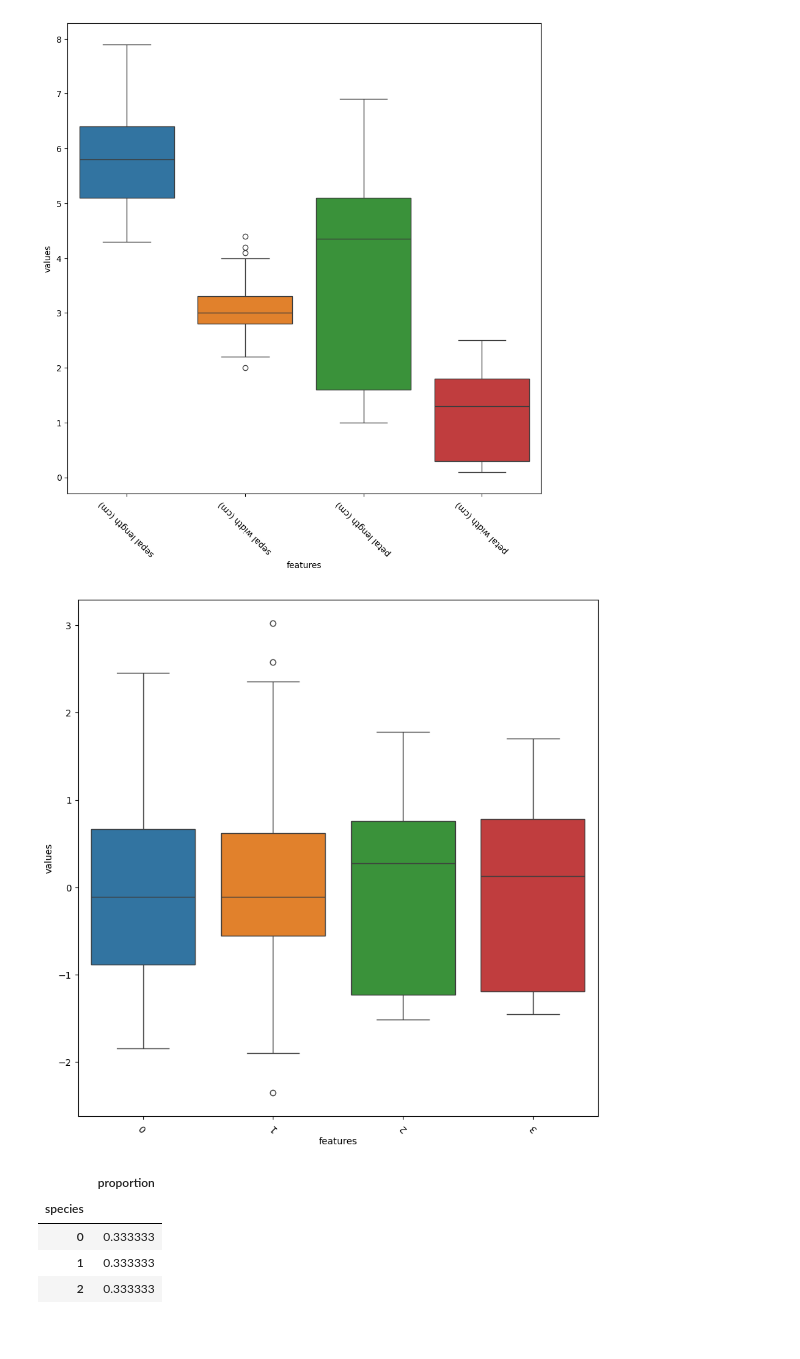
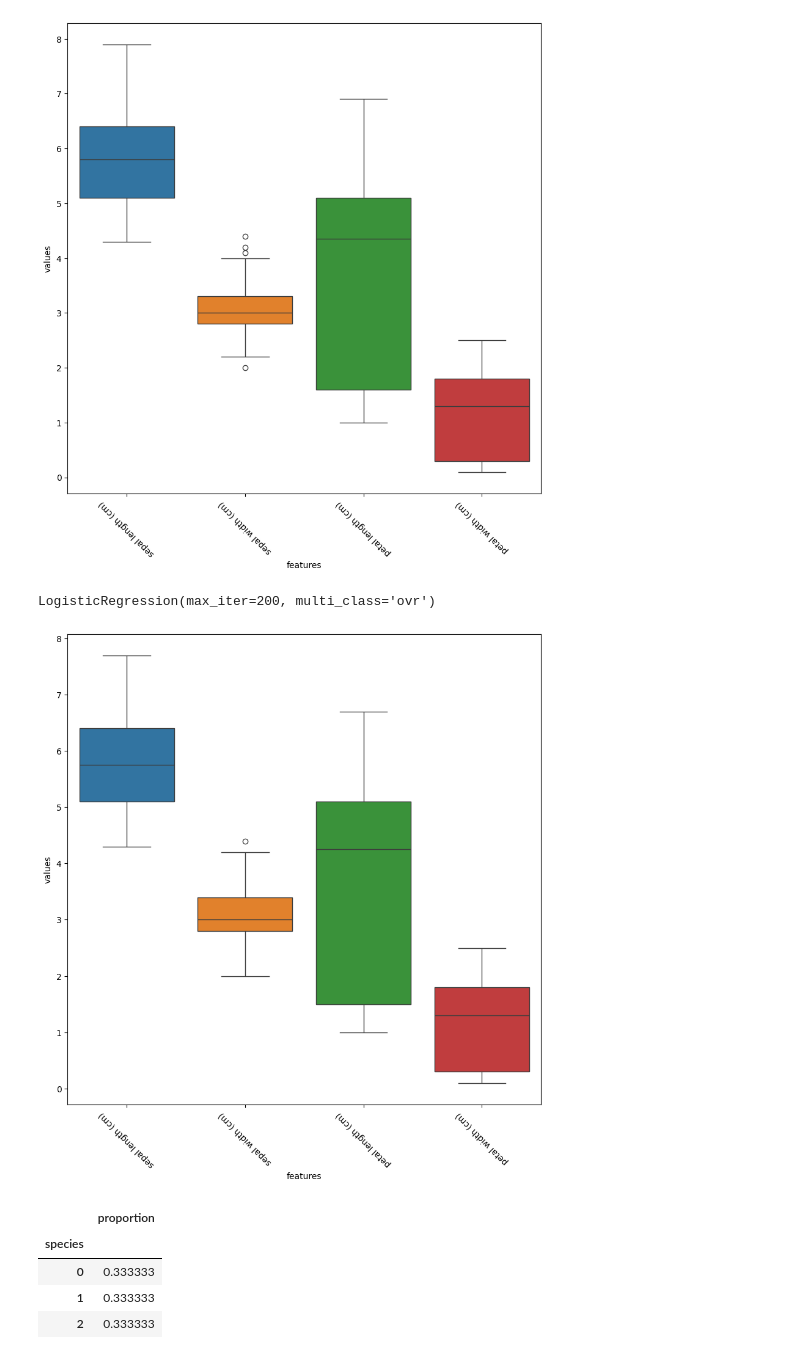
Before and after one commit to jonhatan0329/iris, a Jupyter notebook: Iris_project.ipynb, the cells around one changed output. Saved outputs shown, nothing was run; the diff lists cells and outputs as text; code cells hidden in the pictures.

```diff
--- a/Iris_project.ipynb
+++ b/Iris_project.ipynb
@@ -127,10 +144,11 @@ plt.show()
 # %%
-# 4. Standardize the Features# 5. Split the Data into Training and Testing Sets: # 80% training, 20% testing
-# Normalize the dataset to improve model performance
-X_train, X_test, y_train, y_test = train_test_split(X, y, test_size=0.2, random_state=42, stratify=y)
-scaler = StandardScaler()
-
-# scale the train_data and test_data
-
-X_train_scaled = scaler.fit_transform(X_train)
-X_test_scaled = scaler.transform(X_test)
+# 6. Split the Data into Training and Testing Sets
+# 80% training, 20% testing
+X_train, X_test, y_train, y_test = train_test_split(X, y, test_size=0.2, random_state=42)
+# %%
+# 7. Train the Logistic Regression Model
+# Using One-vs-Rest (OvR) strategy for multi-class classification
+model = LogisticRegression(multi_class='ovr', solver='lbfgs', max_iter=200)
+model.fit(X_train, y_train)
+# %% [output]
+LogisticRegression(max_iter=200, multi_class='ovr')
@@ -137,14 +159,14 @@ X_test_scaled = scaler.transform(X_test)
 # %%
 # tocheck weather all input variables have outliers or not
 # boxplot
 plt.figure(figsize=(10,10))
-sns.boxplot(data=X_train_scaled, orient='v')
+sns.boxplot(data=X_train, orient='v')
 plt.xticks(rotation=135)
 plt.xlabel('features')
 plt.ylabel('values')
 plt.show()
 # %% [output]
-[figure, old version]
+[figure, new version]
 # %%
 # check weather the dataset is balanced or not
 df['species'].value_counts(normalize=True)
```
Also changed, not shown: parts of 36 cells of this notebook, 2 other files.
